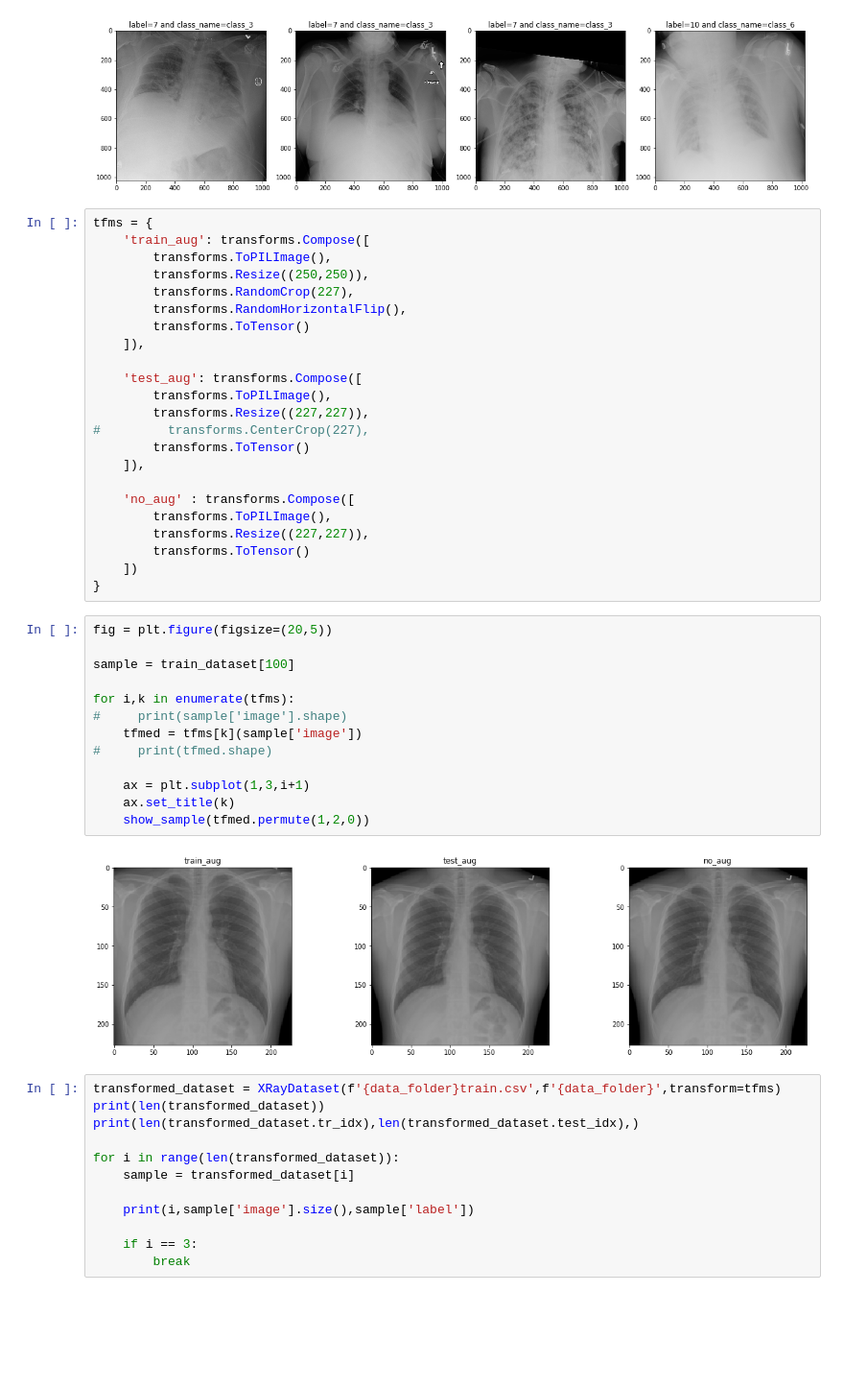
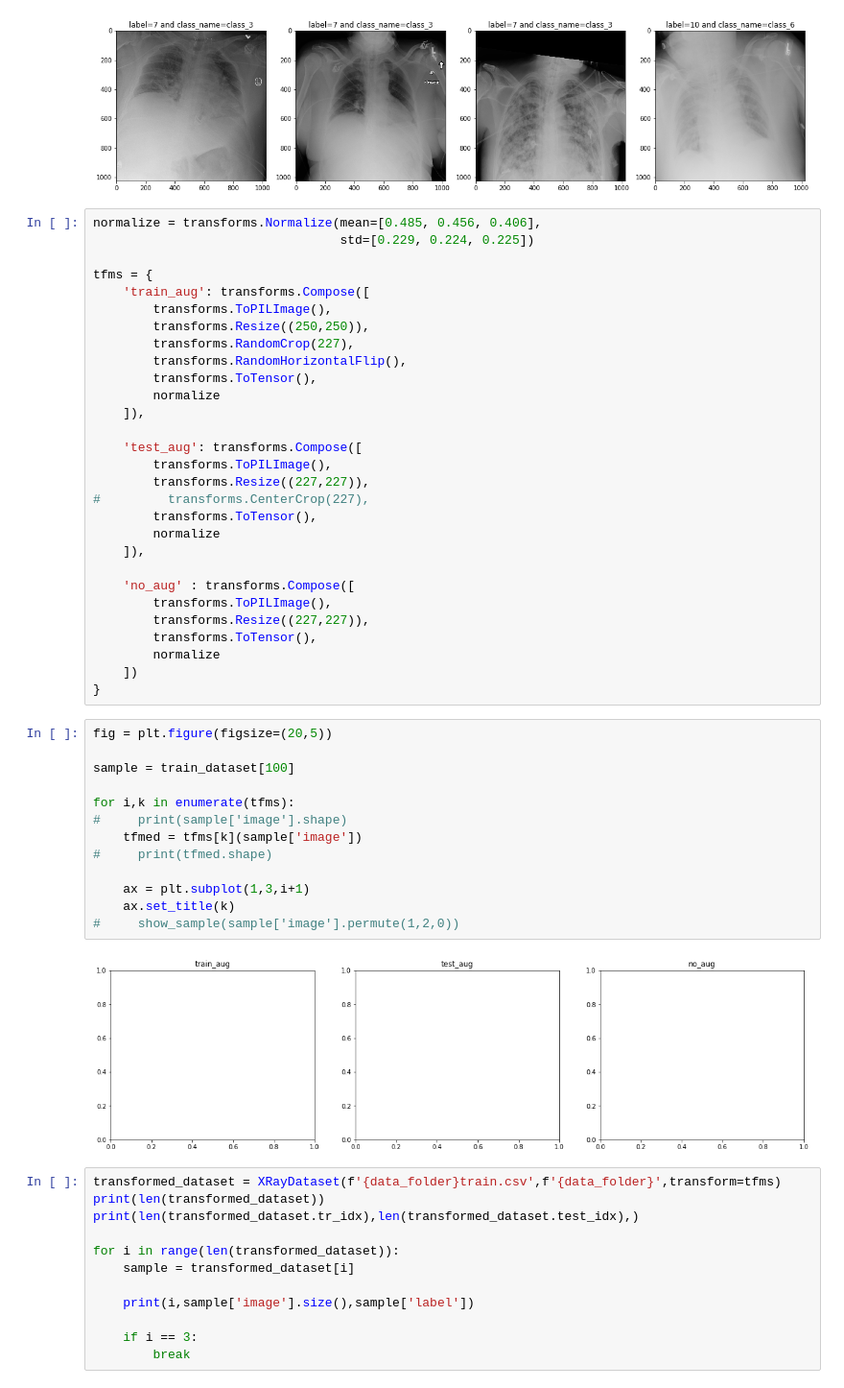
Before and after one commit to divyanshj16/chestnet_hackerearth, a Jupyter notebook: data_exploration.ipynb, the cells around one changed output. Shown at 96% size. Drawn from its saved outputs; the diff is of its cells as text; blank space fills up the shorter version.

```diff
--- a/data_exploration.ipynb
+++ b/data_exploration.ipynb
@@ -222,43 +212,49 @@ for i in range(len(train_dataset)):
 3 (1024, 1024, 3) 10
 [figure]
 # %%
+normalize = transforms.Normalize(mean=[0.485, 0.456, 0.406],
+                                 std=[0.229, 0.224, 0.225])
+
 tfms = {
     'train_aug': transforms.Compose([
         transforms.ToPILImage(),
         transforms.Resize((250,250)),
         transforms.RandomCrop(227),
         transforms.RandomHorizontalFlip(),
-        transforms.ToTensor()
+        transforms.ToTensor(),
+        normalize
     ]),
 
     'test_aug': transforms.Compose([
         transforms.ToPILImage(),
         transforms.Resize((227,227)),
 #         transforms.CenterCrop(227),
-        transforms.ToTensor()
+        transforms.ToTensor(),
+        normalize
     ]),
 
     'no_aug' : transforms.Compose([
         transforms.ToPILImage(),
         transforms.Resize((227,227)),
-        transforms.ToTensor()
+        transforms.ToTensor(),
+        normalize
     ])
 }
 # %%
 fig = plt.figure(figsize=(20,5))
 
 sample = train_dataset[100]
 
 for i,k in enumerate(tfms):
 #     print(sample['image'].shape)
     tfmed = tfms[k](sample['image'])
 #     print(tfmed.shape)
 
     ax = plt.subplot(1,3,i+1)
     ax.set_title(k)
-    show_sample(tfmed.permute(1,2,0))
+#     show_sample(sample['image'].permute(1,2,0))
 # %% [output]
-[figure, old version]
+[figure, new version]
 # %%
 transformed_dataset = XRayDataset(f'{data_folder}train.csv',f'{data_folder}',transform=tfms)
 print(len(transformed_dataset))
```
Also changed, not shown: parts of 16 cells of this notebook.
